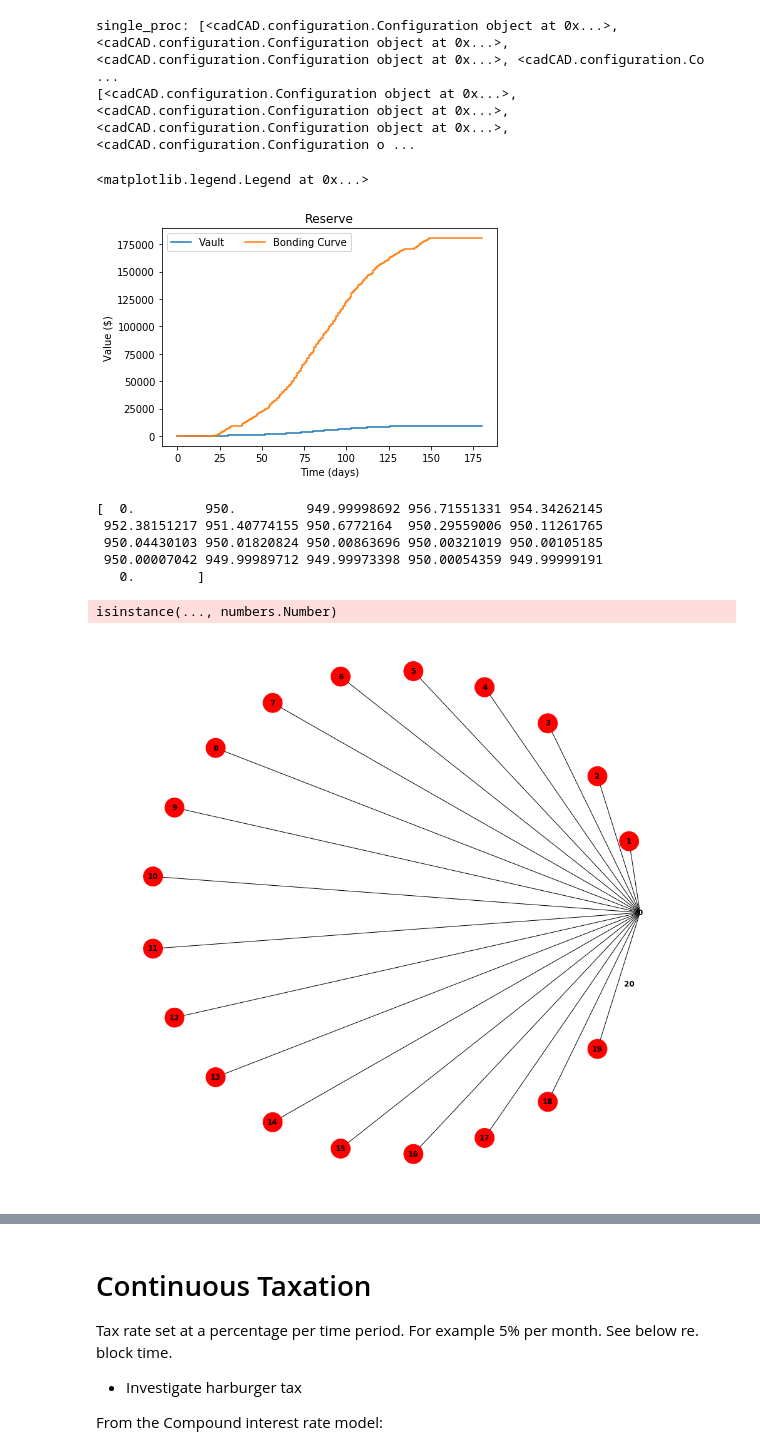
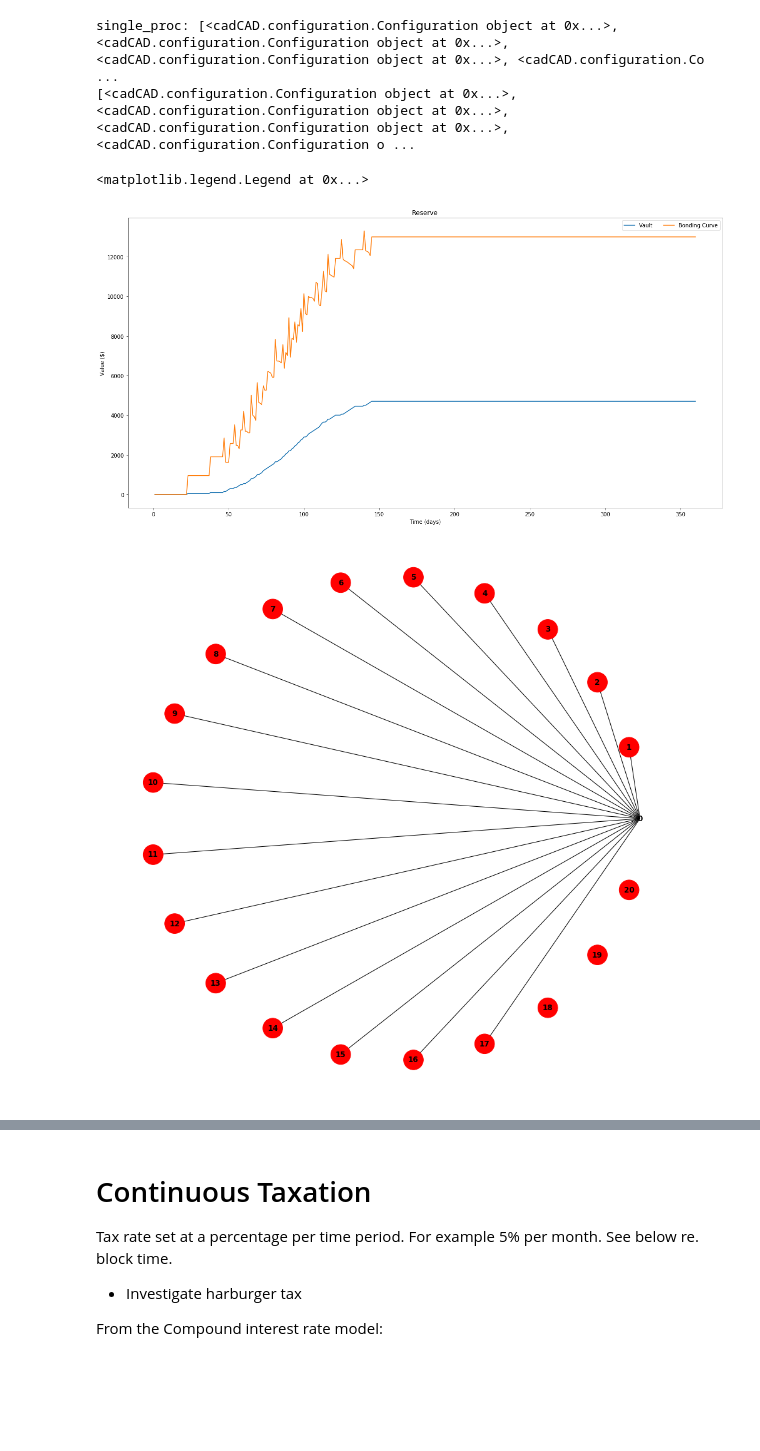
Before and after one commit to BenSchZA/system-modelling-scratchpad, a Jupyter notebook: jupyter-lab-environment/workspace/molecule-alpha.ipynb, the cells around one changed output, grey strips where cells are left out. Saved outputs shown, nothing was run; the diff lists cells and outputs as text; code cells hidden in the pictures; blank space fills up the shorter version.

```diff
--- a/jupyter-lab-environment/workspace/molecule-alpha.ipynb
+++ b/jupyter-lab-environment/workspace/molecule-alpha.ipynb
@@ -100,16 +105,17 @@ time_steps
 # %%
 # monotonically increasing polynomial function
 def bonding_function(x, m=default_gradient, c=default_shift):
-#     return np.multiply(m, x) + c
-    C = 10
-    a = 0.001
-    return C * (1 - np.exp(-a*x)) + 1
+    return np.multiply(m, x) + c
+#     C = 10
+#     a = 0.001
+#     return C * (1 - np.exp(-a*x)) + 1
+# y = np.tanh(x/(token_supply*.5))
 
 def tax_function(x, m=default_gradient, c=default_shift):
-#     return np.multiply(m, x) + c*(1 - params['tax_rate'][0])
-    C = 10
-    a = 0.001
-    return C * (1 - np.exp(-a*x))
+    return np.multiply(m, x) + c*(1 - params['tax_rate'][0])
+#     C = 10
+#     a = 0.001
+#     return C * (1 - np.exp(-a*x))
 
 # this is essentially numerical integration
 #     return [np.sum(bonding_function(x[:index])) for index,_ in enumerate(x)]
@@ -195,6 +200,0 @@ axs[1].plot(x, i)
-# %%
-token_supply = 10_000
-x = np.linspace(0,token_supply,1000)
-y = np.tanh(x/(token_supply*.5))
-plt.plot(x, y)
-plt.show()
@@ -333,7 +324,8 @@ for index in range(max_investors_per_project):
     network.nodes[index]['invested'] = 0
     network.nodes[index]['bonded_tokens'] = 0
     network.nodes[index]['estimated_value'] = 0
-    network.nodes[index]['sentiment'] = 1
+    network.nodes[index]['sentiment'] = 0
+    network.nodes[index]['desired_roi'] = .1 # If sentiment < 1, when estimated_value is greater than invested by more than desired ROI, then sell
 
 nx.draw_kamada_kawai(network, node_color=color_map, font_weight='bold', with_labels=True) # with_labels=True
 
@@ -593,48 +639,47 @@ single_proc: [<cadCAD.configuration.Configuration object at 0x...>, <cadCAD.conf
 # %%
 df = pd.DataFrame(raw_result)
+rdf = df[df.substep==3].copy()
 
-df['vault_reserve'] = df[NetworkState.network].apply(lambda g: np.array([g.node[j]['vault']['reserve'] for j in get_node_ids_of_type(g, 'project')]))
-df['bonding_curve_reserve'] = df[NetworkState.network].apply(lambda g: np.array([g.node[j]['bonding_curve']['reserve'] for j in get_node_ids_of_type(g, 'project')]))
+rdf['vault_reserve'] = rdf[NetworkState.network].apply(lambda g: np.array([g.node[j]['vault']['reserve'] for j in get_node_ids_of_type(g, 'project')]))
+rdf['bonding_curve_reserve'] = rdf[NetworkState.network].apply(lambda g: np.array([g.node[j]['bonding_curve']['reserve'] for j in get_node_ids_of_type(g, 'project')]))
 
 # df['conviction'] = df.network.apply(lambda g: np.array([g.nodes[j]['conviction'] for j in get_nodes_by_type(g, 'proposal') if g.nodes[j]['status']=='candidate']))
 # df['candidate_count'] = df.network.apply(lambda g: len([j for j in get_nodes_by_type(g, 'proposal') if g.nodes[j]['status']=='candidate']))
 
-plt.plot(df.timestep, df['vault_reserve'])
-plt.plot(df.timestep, df['bonding_curve_reserve'])
+plt.figure(1,figsize=(20,10))
+plt.plot(rdf.timestep, rdf['vault_reserve'])
+plt.plot(rdf.timestep, rdf['bonding_curve_reserve'])
 plt.title('Reserve')
 plt.ylabel('Value ($)')
 plt.xlabel('Time (days)')
 plt.legend(['Vault', 'Bonding Curve'], ncol = 2)
-
-# df['investor_balance'] = df[NetworkState.network].apply(lambda g: [g.node[j]['data'].trading_balance
-#                                                                             for j in get_node_ids_of_type(g, 'investor') if j in list(g.neighbors(0))][0])
-# # plt.plot(df.timestep, df['investor_balance'])
-# df['investor_balance'].plot()
 # %% [output]
 <matplotlib.legend.Legend at 0x...>
-[figure, old version]
+[figure, new version]
 # %%
-time_step = 360
+def investor_balance(g):
+    projects = get_node_ids_of_type(network, 'project')
+    project = projects[0]
 
-df['investor_balance'] = df[NetworkState.network].apply(lambda g: [g.node[j]['estimated_value']
-                                                                            for j in get_node_ids_of_type(g, 'investor')])
+    project_node = network.node[project]
+    vault = project_node['vault']
+    bonding_curve = project_node['bonding_curve']
 
-node_sizes = np.append([0], np.divide(df['investor_balance'][time_step], 10))
-print(node_sizes)
+    result = []
+    for j in get_node_ids_of_type(g, 'investor'):
+        balance = g.node[j]['estimated_value'] + g.node[j]['trading_balance']
+        result.append(balance)
+    return result
+
+rdf['investor_balance'] = rdf[NetworkState.network].apply(lambda g: investor_balance(g))
+
+node_sizes = np.append([0], np.divide(rdf['investor_balance'][time_steps], 10))
 plt.figure(1,figsize=(12,12))
 nx.draw_circular(df[NetworkState.network][360], node_color=color_map, node_size=node_sizes, font_weight='bold', with_labels=True) # with_labels=True
 
 # print(type(df[NetworkState.network]))
 # df = pd.DataFrame(raw_result)
 # print(df[NetworkState.network].apply(lambda g: g.nodes))
-
-# print(df['investor_balance'])
 # %% [output]
-[  0.         950.         949.99998692 956.71551331 954.34262145
- 952.38151217 951.40774155 950.6772164  950.29559006 950.11261765
- 950.04430103 950.01820824 950.00863696 950.00321019 950.00105185
- 950.00007042 949.99989712 949.99973398 950.00054359 949.99999191
-   0.        ]
-isinstance(..., numbers.Number)
-[figure, old version]
+[figure, new version]
 # %%
```
Also changed, not shown: parts of 26 cells of this notebook.
